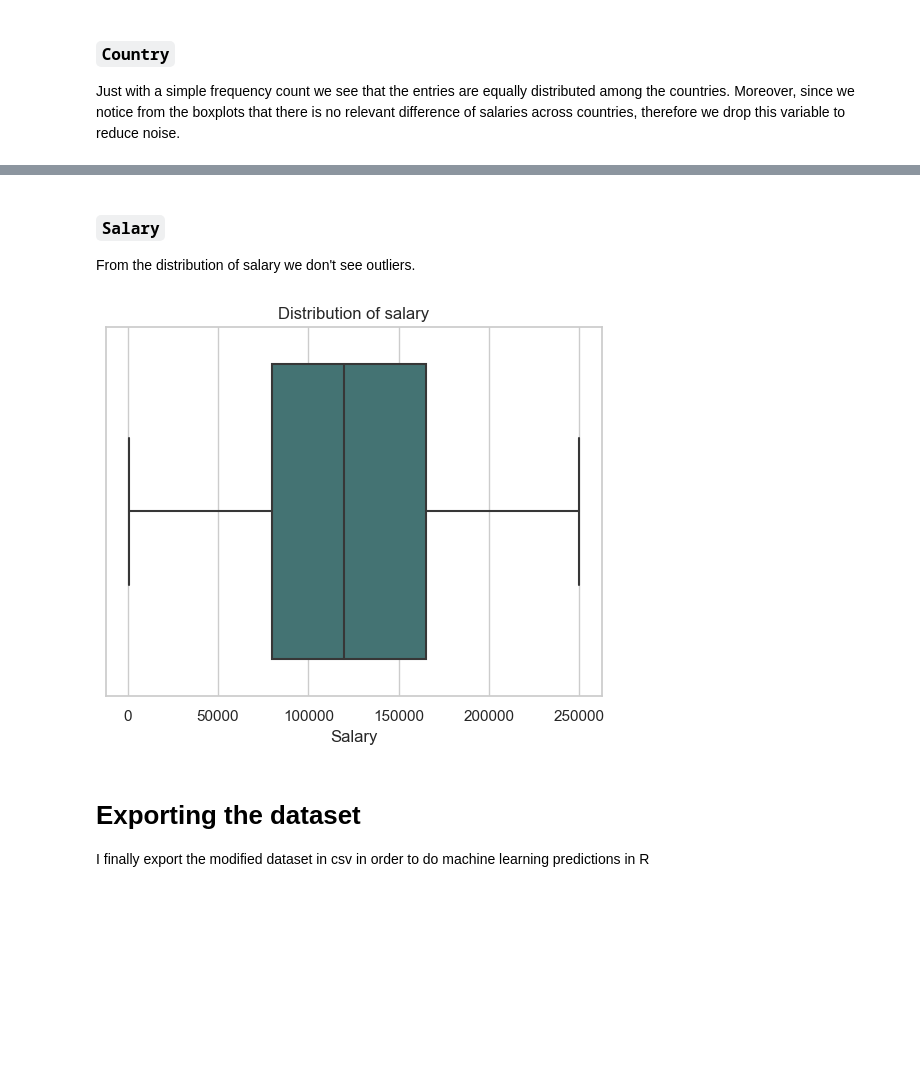
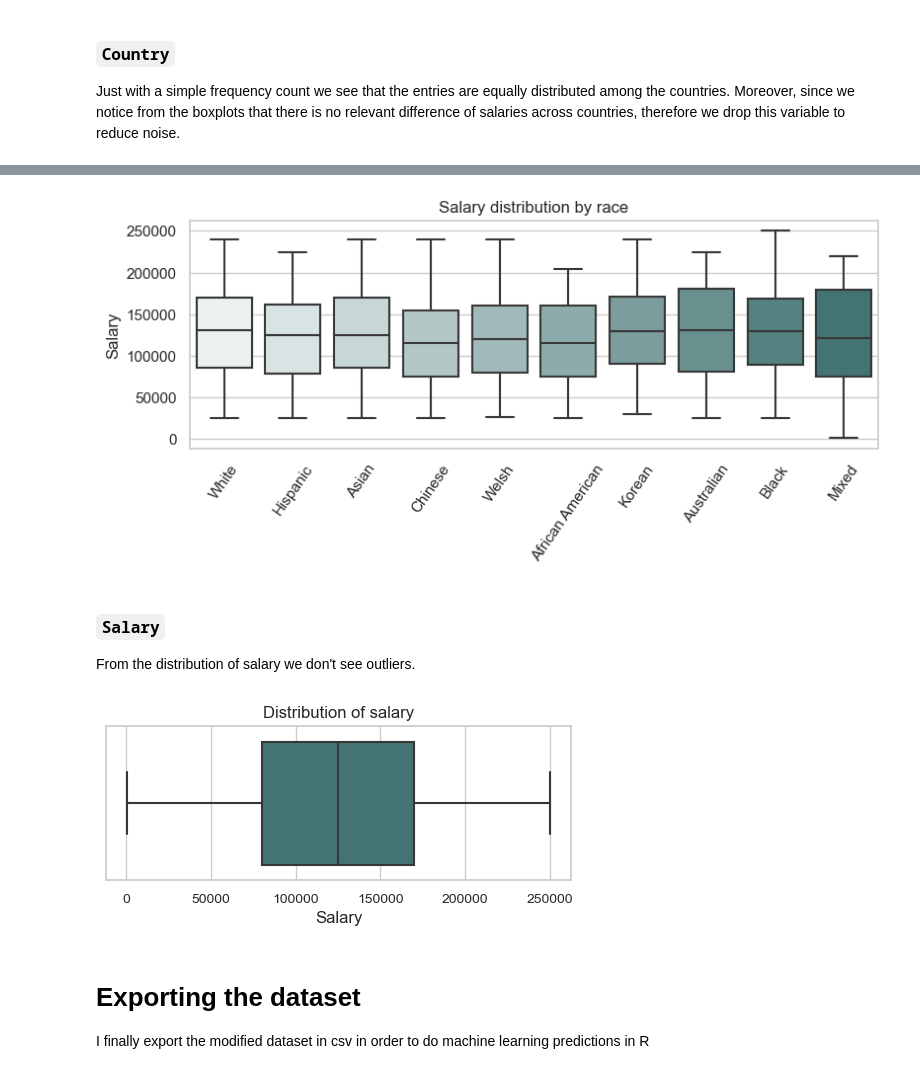
Before and after one commit to sofiagambirasio/Salary_predictions, a Jupyter notebook: salaries_ml_py.ipynb, the cells around one changed output, grey strips where cells are left out. Saved outputs shown, nothing was run; the diff lists cells and outputs as text; code cells hidden in the pictures; blank space fills up the shorter version.

```diff
--- a/salaries_ml_py.ipynb
+++ b/salaries_ml_py.ipynb
@@ -237,0 +244,13 @@ Name: Country, dtype: int64
+# %%
+# boxplot
+shade_green = sns.color_palette(sns.light_palette('#3C7B7B', n_colors=5))
+sns.set(style = 'whitegrid')
+sns.set_palette(shade_green)
+plt.rcParams["figure.figsize"] = (6,3)
+b = sns.boxplot(x = 'Country', y = 'Salary', data = sal)
+b.set_title('Distribution of salary by Country')
+b.set(xlabel = None, ylabel = 'salary')
+plt.show()
+
+# drop variable
+sal = sal.drop('Country', axis = 1)
@@ -241,17 +262,4 @@ We can see in the frequency count and the bar plot that the races are all well r
 # %%
-# boxplots
-race_ord = sal['Race'].value_counts().index
-shade_green = sns.color_palette(sns.light_palette('#3C7B7B', n_colors=10))
-sns.set_palette(shade_green)
-c = sns.boxplot(x = 'Race', y = 'Salary', data = sal)
-sns.set(style = 'whitegrid')
-c.set_title('Salary distribution by race')
-c.set(xlabel = None, ylabel = None)
-plt.xticks(rotation = 45)
-plt.show()
+# frequency counts
 print(sal['Race'].value_counts())
-
-
-# encoding
-sal = pd.get_dummies(sal, columns = ['Race'], prefix = 'R')
 # %% [output]
@@ -267,17 +275,36 @@ Mixed                226
 Hispanic             216
 Welsh                216
 Name: Race, dtype: int64
+# %%
+# boxplots
+race_ord = sal['Race'].value_counts().index
+shade_green = sns.color_palette(sns.light_palette('#3C7B7B', n_colors=10))
+sns.set_palette(shade_green)
+c = sns.boxplot(x = 'Race', y = 'Salary', data = sal)
+sns.set(style = 'whitegrid')
+plt.rcParams["figure.figsize"] = (9,3)
+c.set_title('Salary distribution by race')
+c.set(xlabel = None, ylabel = 'Salary')
+plt.xticks(rotation = 55)
+plt.show()
+
+# drop variable
+sal = sal.drop('Race', axis = 1)
+# %% [output]
+[figure, added]
 # %% [markdown]
 ### `Salary`
 From the distribution of salary we don't see outliers.
 # %%
 sns.set(style = 'whitegrid')
+plt.rcParams["figure.figsize"] = (6,2)
 h = sns.boxplot(x = 'Salary', data = sal, color = '#3C7B7B')
 h.set_title('Distribution of salary')
 h.set(ylabel = None)
+plt.xticks(fontsize = 10)
 plt.show()
 # %% [output]
-[figure, old version]
+[figure, new version]
 # %% [markdown]
 # Exporting the dataset
 I finally export the modified dataset in csv in order to do machine learning predictions in R
```
Also changed, not shown: parts of 16 cells of this notebook.
